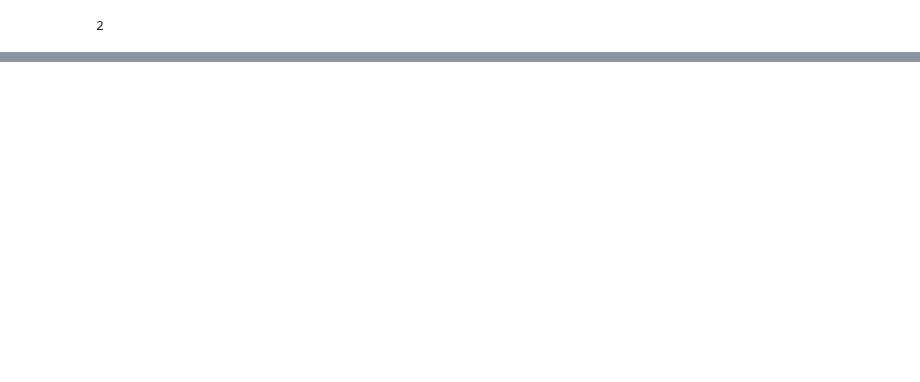
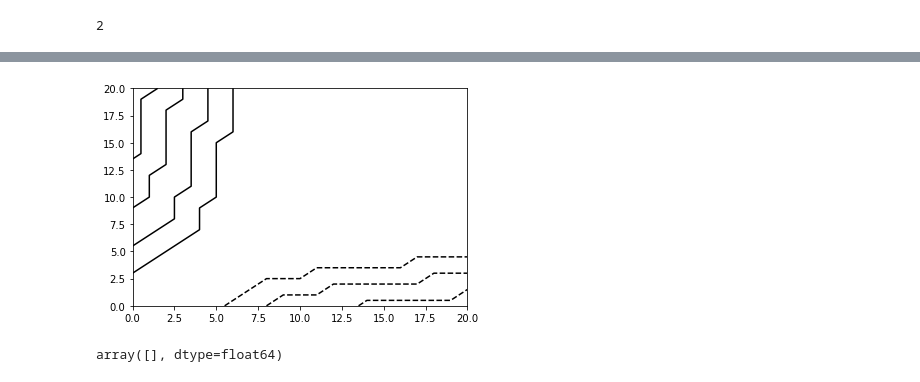
Before and after one commit to keesterbrugge/rl_intro_sutton, a Jupyter notebook: ch4.ipynb, the cells around one changed output, grey strips where cells are left out. Saved outputs shown, nothing was run; the diff lists cells and outputs as text; code cells hidden in the pictures; blank space fills up the shorter version.

```diff
--- a/ch4.ipynb
+++ b/ch4.ipynb
@@ -55,3 +19,0 @@ array([2, 3])
-# %%
-s = (2,3)
-(s[0] + (-2, 3)
@@ -167,3 +121,6 @@ def get_action_space(s):
   return np.arange(-max_to_first, max_to_second + 1)
 
 get_action_space((2,1))
+
+def get_action_R(a):
+  return -2 * abs(a)
@@ -275,0 +308,7 @@ NameError: ignored
+# %%
+x = np.arange(21)
+y = np.arange(21)
+# y = np.linspace(0, stop=20, step=1)
+
+X, Y = np.meshgrid(x, y)
+X
@@ -276,3 +333,11 @@ NameError: ignored
+# %%
+plt.contour(X, Y, policies[-1], colors='black');
+# %% [output]
+[figure, added]
+# %%
+np.array([-4 for cars in s if cars > 20])
+# %% [output]
+array([], dtype=float64)
 # %%
 a = np.ndindex(V.shape)
 a
```
Also changed, not shown: parts of 30 cells of this notebook.
